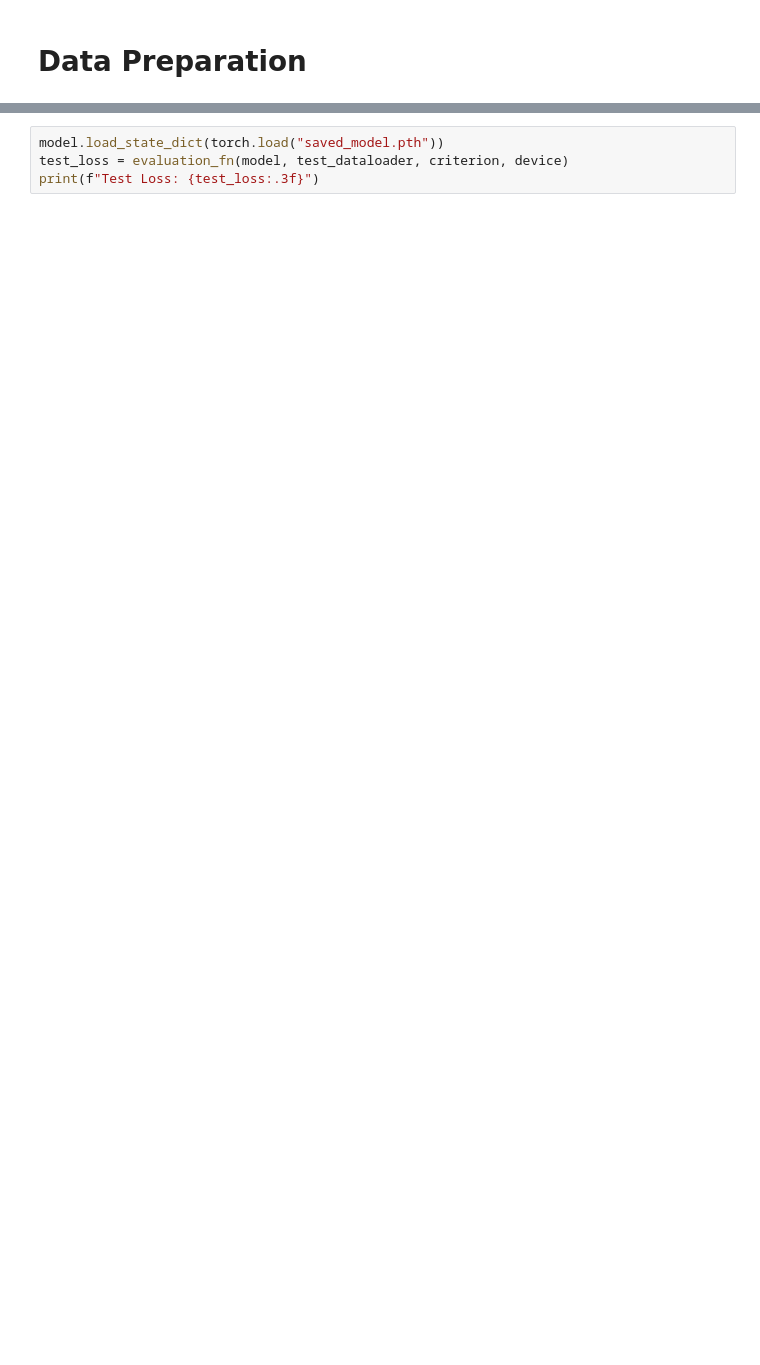
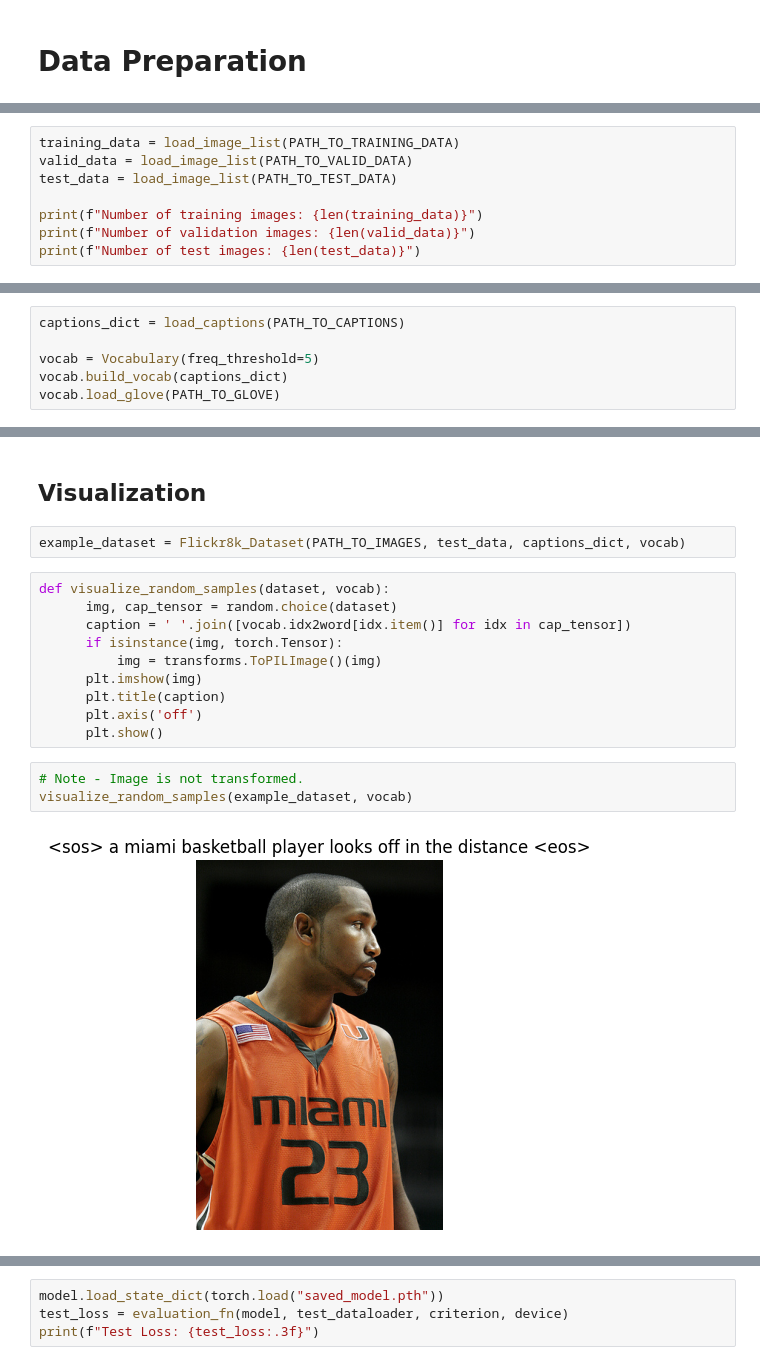
Before and after one commit to sindhu213/Image-Captioning-Model, a Jupyter notebook: model.ipynb, the cells around one changed output, grey strips where cells are left out. Drawn from its saved outputs; the diff is of its cells as text; blank space fills up the shorter version.

```diff
--- a/model.ipynb
+++ b/model.ipynb
@@ -367,0 +163,8 @@ output_layer.bias
+# %%
+training_data = load_image_list(PATH_TO_TRAINING_DATA)
+valid_data = load_image_list(PATH_TO_VALID_DATA)
+test_data = load_image_list(PATH_TO_TEST_DATA)
+
+print(f"Number of training images: {len(training_data)}")
+print(f"Number of validation images: {len(valid_data)}")
+print(f"Number of test images: {len(test_data)}")
@@ -367,0 +175,6 @@ output_layer.bias
+# %%
+captions_dict = load_captions(PATH_TO_CAPTIONS)
+
+vocab = Vocabulary(freq_threshold=5)
+vocab.build_vocab(captions_dict)
+vocab.load_glove(PATH_TO_GLOVE)
@@ -367,0 +207,19 @@ output_layer.bias
+# %% [markdown]
+## Visualization
+# %%
+example_dataset = Flickr8k_Dataset(PATH_TO_IMAGES, test_data, captions_dict, vocab)
+# %%
+def visualize_random_samples(dataset, vocab):
+      img, cap_tensor = random.choice(dataset)
+      caption = ' '.join([vocab.idx2word[idx.item()] for idx in cap_tensor])
+      if isinstance(img, torch.Tensor):
+          img = transforms.ToPILImage()(img)
+      plt.imshow(img)
+      plt.title(caption)
+      plt.axis('off')
+      plt.show()
+# %%
+# Note - Image is not transformed.
+visualize_random_samples(example_dataset, vocab)
+# %% [output]
+[figure, added]
```
Also changed, not shown: parts of 74 cells of this notebook, 1 other file.
